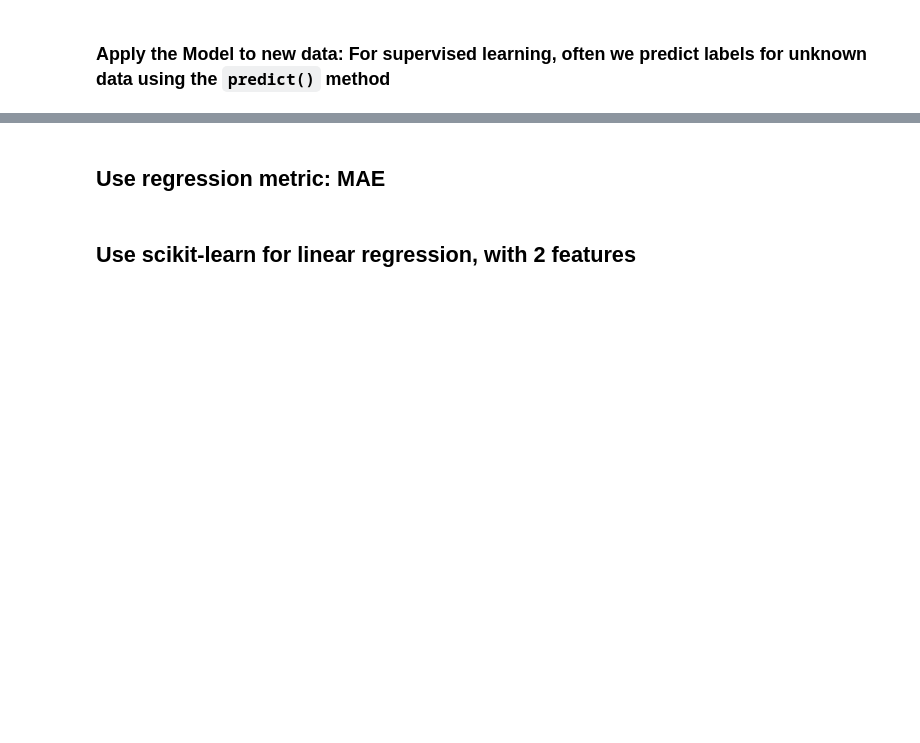
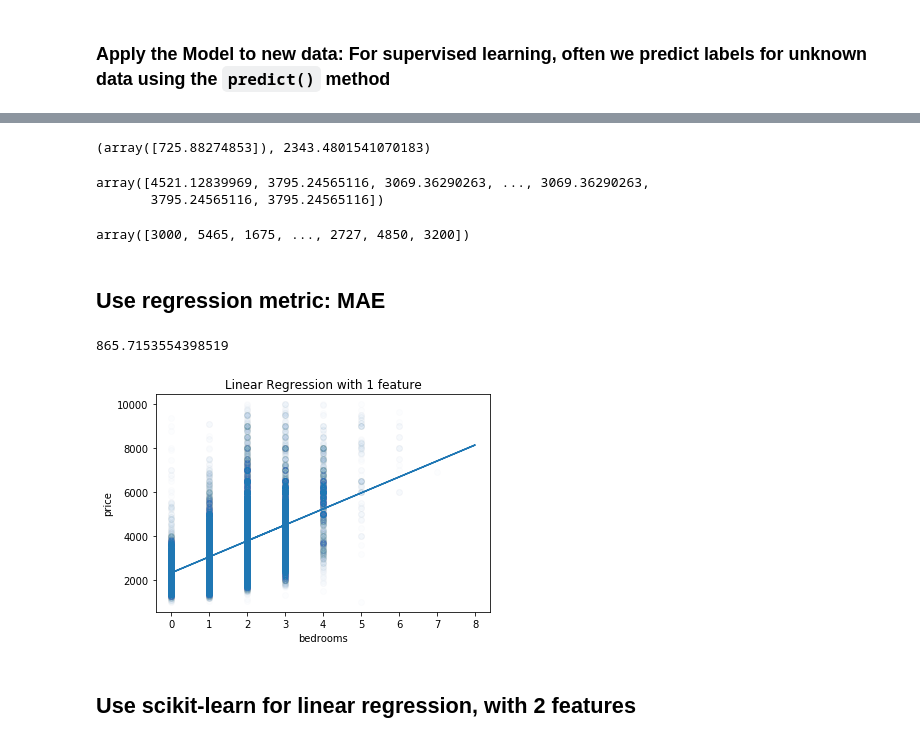
Before and after one commit to mjh09/DS-Unit-2-Linear-Models, a Jupyter notebook: module2-doing-linear-regression/doing_linear_regression.ipynb, the cells around one changed output, grey strips where cells are left out. Cells and saved outputs as stored; diff of their text form; code cells hidden in the pictures; blank space fills up the shorter version.

```diff
--- a/module2-doing-linear-regression/doing_linear_regression.ipynb
+++ b/module2-doing-linear-regression/doing_linear_regression.ipynb
@@ -205,5 +244,8 @@ Follow the process from Jake VanderPlas, [Python Data Science Handbook, Chapter
 ### Choose model hyperparameters by instantiating this class with desired values
 
 Refer to scikit-learn documentation to see what model hyperparameters you can choose. For example: [sklearn.linear_model.LinearRegression](https://scikit-learn.org/stable/modules/generated/sklearn.linear_model.LinearRegression.html)
+# %%
+# hyperparameters before fit
+model = LinearRegression()
 # %% [markdown]
 ### Arrange data into X features matrix and y target vector
@@ -209,0 +256,12 @@ Refer to scikit-learn documentation to see what model hyperparameters you can ch
+# %%
+features = ['bedrooms']
+target = 'price'
+
+X_train = train[features]
+y_train = train[target]
+
+X_test = test[features]
+t_test = test[target]
+
+# X_train = train[['bedrooms']]
+# y_train = train['price']
@@ -210,2 +276,4 @@ Refer to scikit-learn documentation to see what model hyperparameters you can ch
 # %% [markdown]
 ### Fit the model to your data by calling the `fit()` method of the model instance
+# %%
+model.fit(X_train, y_train)
@@ -214,5 +293,46 @@ Refer to scikit-learn documentation to see what model hyperparameters you can ch
+# %%
+# y = mx+b
+# y = price
+# m = $ price per bedroom
+# x = bedrooms
+# b = $'base'
+
+# b = 2343.38
+# m = 725.88
+
+# in our model, apartments cost 2343 + 726 per bedrooms
+# after fit
+model.coef_, model.intercept_
+# %% [output]
+(array([725.88274853]), 2343.4801541070183)
+# %%
+# what price would the model predict for all observations
+y_pred = model.predict(X_test)
+y_pred
+# %% [output]
+array([4521.12839969, 3795.24565116, 3069.36290263, ..., 3069.36290263,
+       3795.24565116, 3795.24565116])
+# %%
+y_test.values
+# %% [output]
+array([3000, 5465, 1675, ..., 2727, 4850, 3200])
 # %% [markdown]
 ## Use regression metric: MAE
+# %%
+mean_absolute_error(y_test, y_pred)
+# %% [output]
+865.7153554398519
+# %%
+%matplotlib inline
+import matplotlib.pyplot as plt
+
+plt.scatter(X_train, y_train, alpha=0.01)
+plt.plot(X_test, y_pred)
+plt.xlabel('bedrooms')
+plt.ylabel('price')
+plt.title('Linear Regression with 1 feature');
+# %% [output]
+[figure, added]
 # %% [markdown]
 ## Use scikit-learn for linear regression, with 2 features
 # %% [markdown]
```
Also changed, not shown: parts of 33 cells of this notebook.
